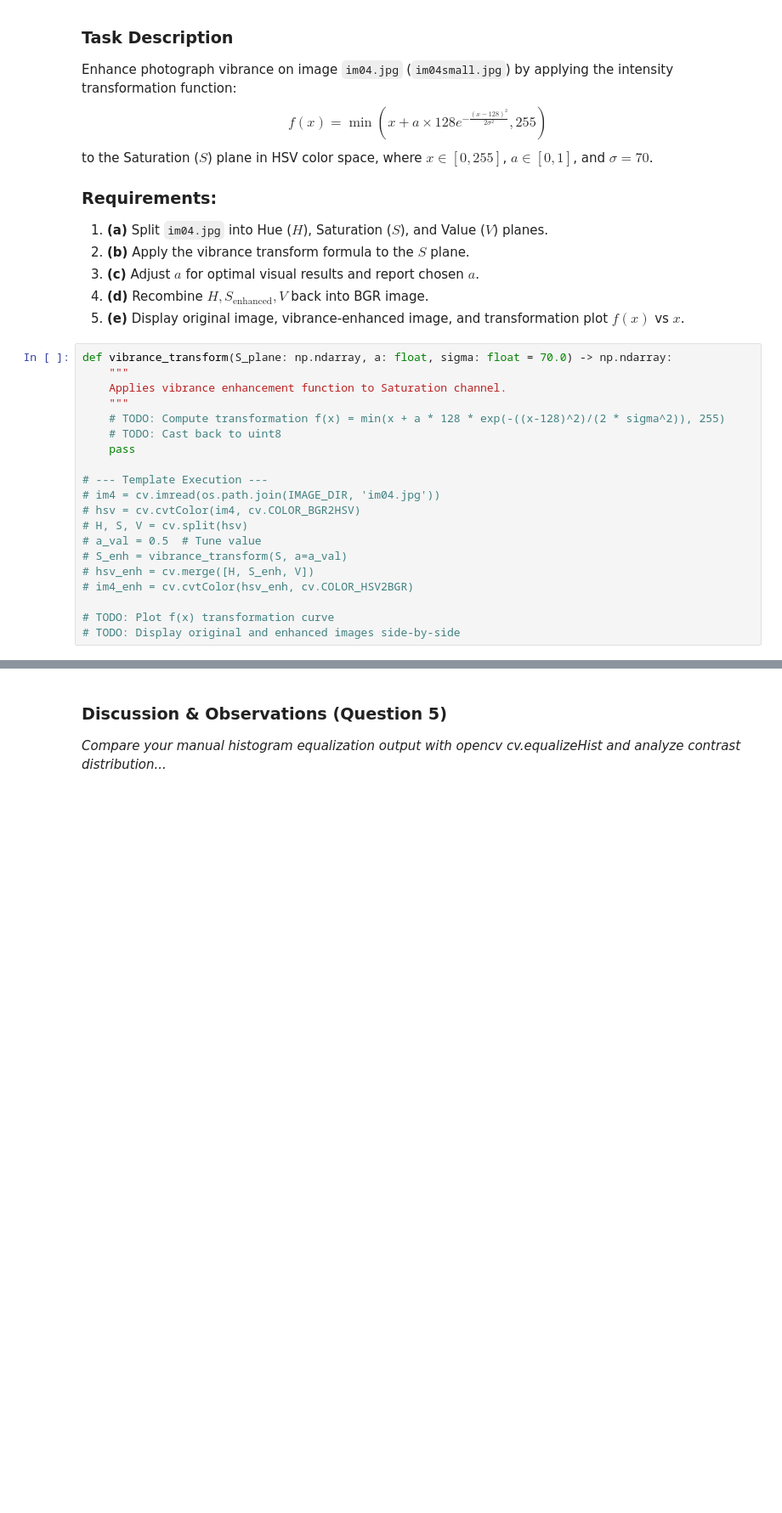
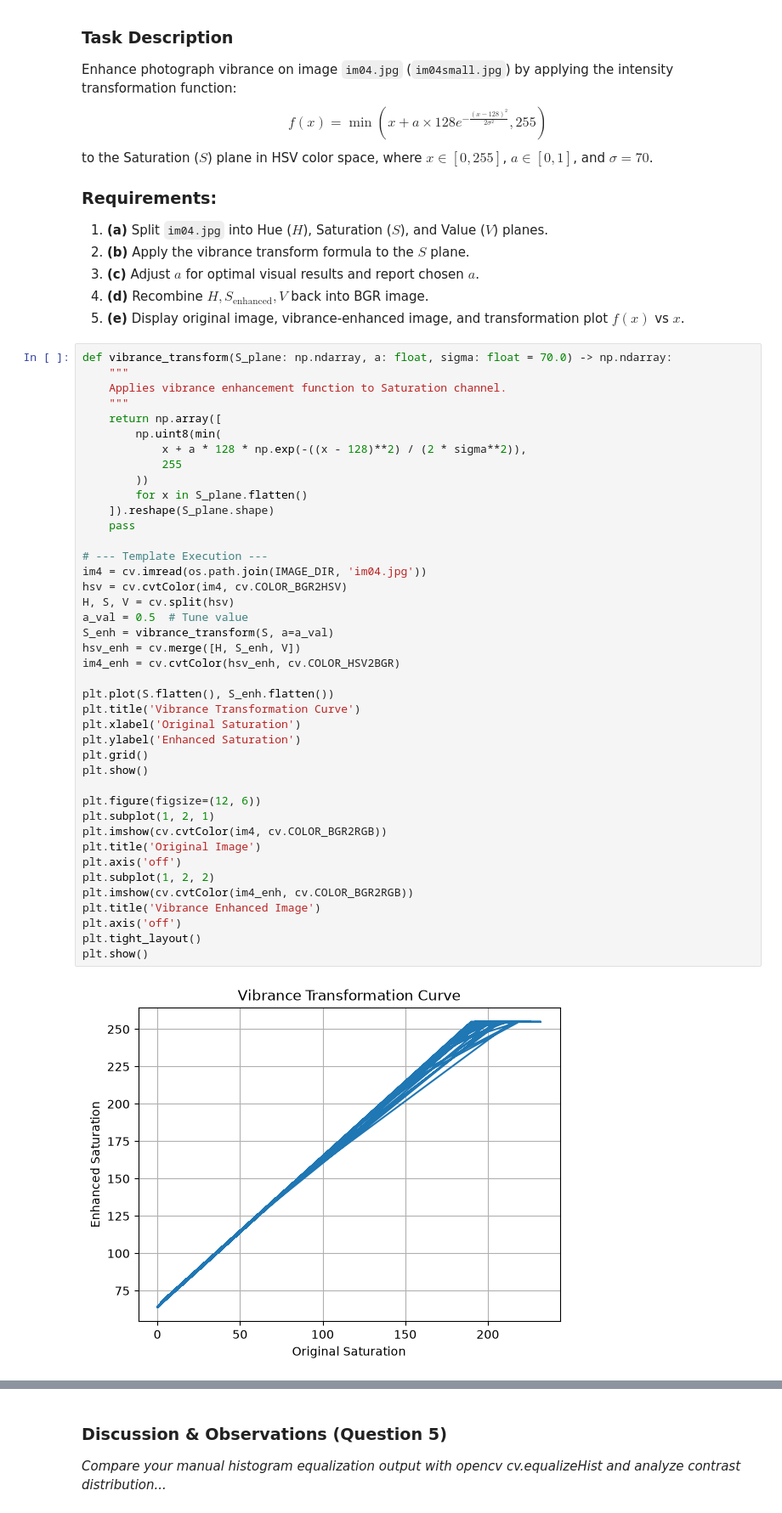
Before and after one commit to samirunuwanaka/ComputerVision, a Jupyter notebook: Assignment/EN3160_Assignment_01_Template.ipynb, the cells around one changed output, grey strips where cells are left out. Shown at 85% size. Cells and saved outputs as stored; diff of their text form; blank space fills up the shorter version.

```diff
--- a/Assignment/EN3160_Assignment_01_Template.ipynb
+++ b/Assignment/EN3160_Assignment_01_Template.ipynb
@@ -232,20 +271,43 @@ to the Saturation ($S$) plane in HSV color space, where $x \in [0, 255]$, $a \in
 # %%
 def vibrance_transform(S_plane: np.ndarray, a: float, sigma: float = 70.0) -> np.ndarray:
     """
     Applies vibrance enhancement function to Saturation channel.
     """
-    # TODO: Compute transformation f(x) = min(x + a * 128 * exp(-((x-128)^2)/(2 * sigma^2)), 255)
-    # TODO: Cast back to uint8
+    return np.array([
+        np.uint8(min(
+            x + a * 128 * np.exp(-((x - 128)**2) / (2 * sigma**2)),
+            255
+        ))
+        for x in S_plane.flatten()
+    ]).reshape(S_plane.shape)
     pass
 
 # --- Template Execution ---
-# im4 = cv.imread(os.path.join(IMAGE_DIR, 'im04.jpg'))
-# hsv = cv.cvtColor(im4, cv.COLOR_BGR2HSV)
-# H, S, V = cv.split(hsv)
-# a_val = 0.5  # Tune value
-# S_enh = vibrance_transform(S, a=a_val)
-# hsv_enh = cv.merge([H, S_enh, V])
-# im4_enh = cv.cvtColor(hsv_enh, cv.COLOR_HSV2BGR)
+im4 = cv.imread(os.path.join(IMAGE_DIR, 'im04.jpg'))
+hsv = cv.cvtColor(im4, cv.COLOR_BGR2HSV)
+H, S, V = cv.split(hsv)
+a_val = 0.5  # Tune value
+S_enh = vibrance_transform(S, a=a_val)
+hsv_enh = cv.merge([H, S_enh, V])
+im4_enh = cv.cvtColor(hsv_enh, cv.COLOR_HSV2BGR)
 
-# TODO: Plot f(x) transformation curve
-# TODO: Display original and enhanced images side-by-side
+plt.plot(S.flatten(), S_enh.flatten())
+plt.title('Vibrance Transformation Curve')
+plt.xlabel('Original Saturation')
+plt.ylabel('Enhanced Saturation')
+plt.grid()
+plt.show()
+
+plt.figure(figsize=(12, 6))
+plt.subplot(1, 2, 1)
+plt.imshow(cv.cvtColor(im4, cv.COLOR_BGR2RGB))
+plt.title('Original Image')
+plt.axis('off')
+plt.subplot(1, 2, 2)
+plt.imshow(cv.cvtColor(im4_enh, cv.COLOR_BGR2RGB))
+plt.title('Vibrance Enhanced Image')
+plt.axis('off')
+plt.tight_layout()
+plt.show()
+# %% [output]
+[figure, added]
```
Also changed, not shown: parts of 10 cells of this notebook.
